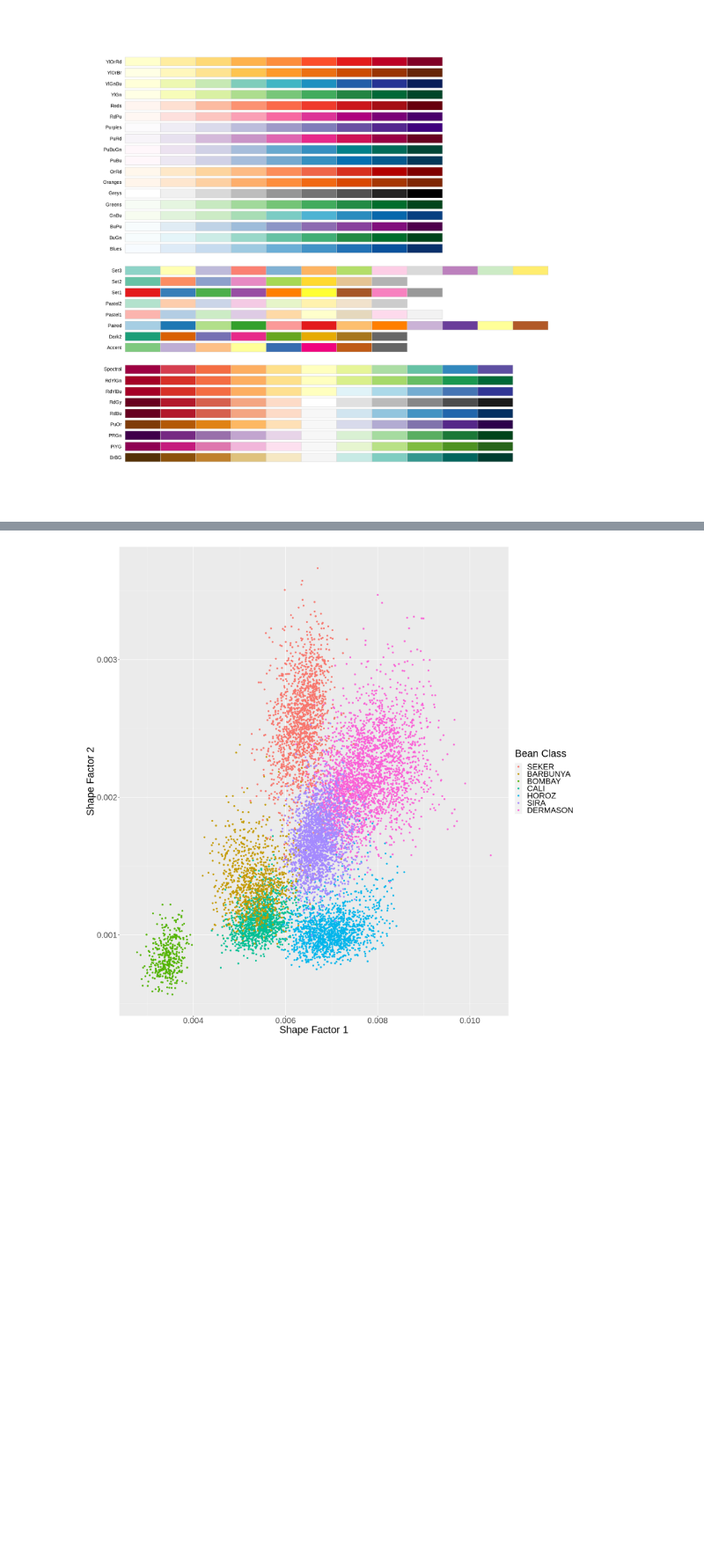
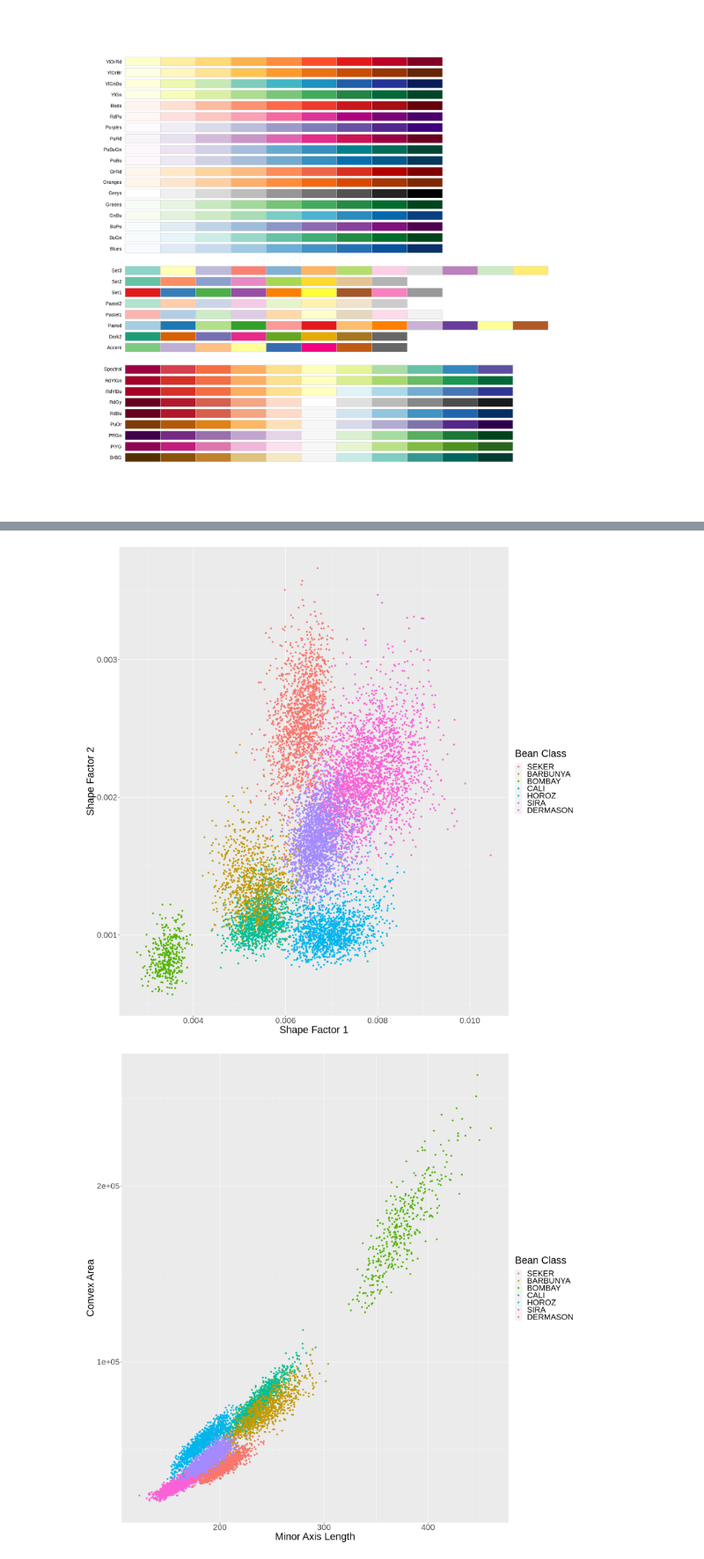
Before and after one commit to Adrianna-Nimmons/dsci-100-project-group51, a Jupyter notebook: Proposal.ipynb, the cells around one changed output, grey strips where cells are left out. Shown at 88% size. Saved outputs shown, nothing was run; the diff lists cells and outputs as text; code cells hidden in the pictures; blank space fills up the shorter version.

Commit message:
added plots

```diff
--- a/Proposal.ipynb
+++ b/Proposal.ipynb
@@ -81,18 +81,32 @@ A tibble: 7 × 8
 | DERMASON | 0.007750536 | 0.0021651493 | 201.6740 | 165.7532 | ... |
 # %%
 beans_shape_factor_plot <- ggplot(beans_training, aes( x = ShapeFactor1, y = ShapeFactor2, color = Class))+
-geom_point()+
+geom_pointalp
 labs( x = "Shape Factor 1", y = "Shape Factor 2", color = "Bean Class")+
 theme(text = element_text(size = 25))+
 scale_fill_brewer(palette = "Set1")
 options(repr.plot.width = 17, repr.plot.height = 17)
+
 beans_shape_factor_plot
 
-beans_Axsis_plot <- ggplot(beans_training, aes( x = ShapeFactor1, y = ShapeFactor2, color = Class))+
+beans_axsis_area_plot <-ggplot(beans_training, aes( x = MinorAxisLength, y = ConvexArea, color = Class))+
 geom_point()+
-labs( x = "Shape Factor 1", y = "Shape Factor 2", color = "Bean Class")+
+labs( x = "Minor Axis Length", y = "Convex Area", color = "Bean Class")+
 theme(text = element_text(size = 25))+
 scale_fill_brewer(palette = "Set1")
 options(repr.plot.width = 17, repr.plot.height = 17)
+
+
+beans_axsis_area_plot
+
+beans_roundness_diameter_plot <- ggplot(beans_training, aes( x = roundness, y = EquivDiameter, color = Class))+
+geom_point()+
+labs( x = "Roundness", y = "Equivalent Diameter", color = "Bean Class")+
+theme(text = element_text(size = 25))+
+scale_fill_brewer(palette = "Set1")
+options(repr.plot.width = 17, repr.plot.height = 17)
+
+beans_roundness_diameter_plot
 # %% [output]
 [figure]
+[figure, added]
```
Also changed, not shown: parts of 1 cell of this notebook.
